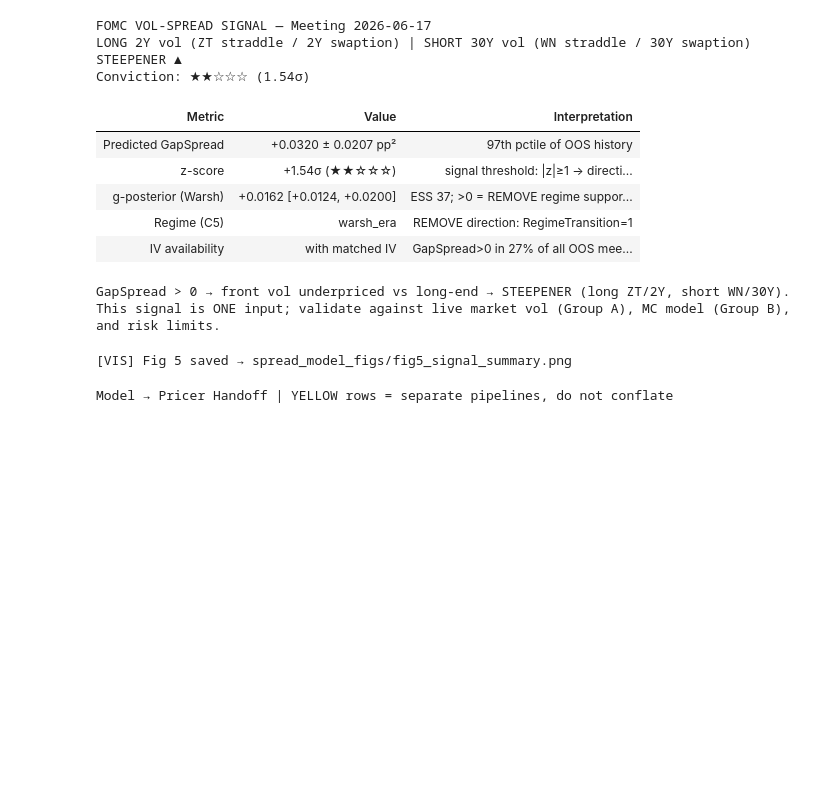
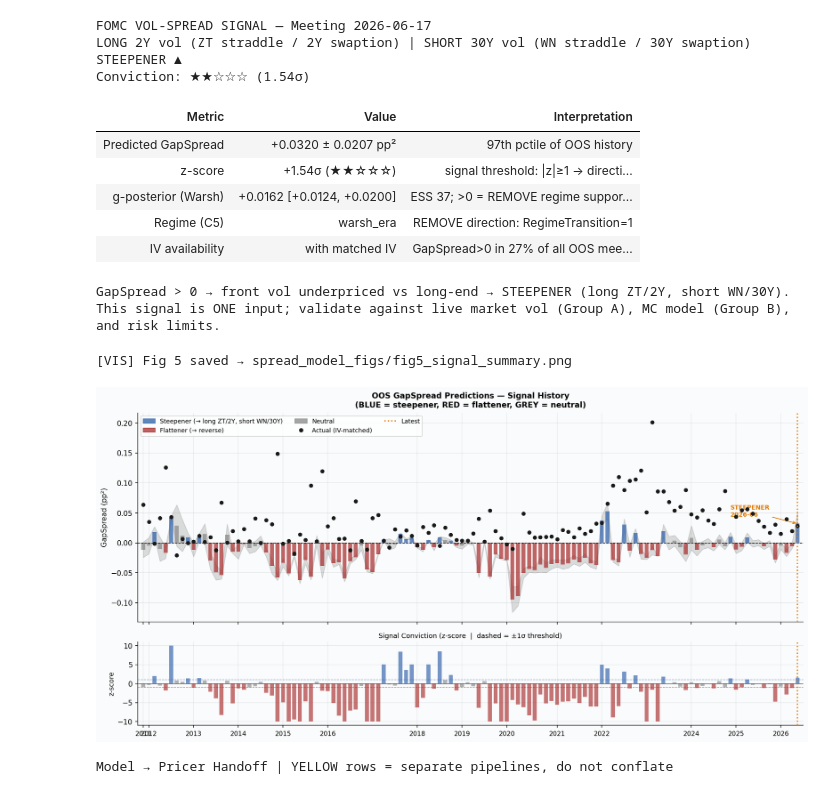
Before and after one commit to ZinuoS/fomc-vol-study, a Jupyter notebook: fomc_spread_model.ipynb, the cells around one changed output. Cells and saved outputs as stored; diff of their text form; code cells hidden in the pictures; blank space fills up the shorter version.

```diff
--- a/fomc_spread_model.ipynb
+++ b/fomc_spread_model.ipynb
@@ -1894,34 +1898,38 @@ ax1.set_facecolor('#fafbfc')
 legends = [mpatches.Patch(color=_C_STEEP, alpha=0.75, label='Steepener (→ long ZT/2Y, short WN/30Y)'),
            mpatches.Patch(color=_C_FLAT,  alpha=0.75, label='Flattener (→ reverse)'),
            mpatches.Patch(color=_C_NEUT,  alpha=0.75, label='Neutral')]
 from matplotlib.lines import Line2D
 legends += [Line2D([0],[0], marker='o', color='w', markerfacecolor='#1a1a1a', markersize=7, label='Actual (IV-matched)'),
             Line2D([0],[0], color='#e07b00', ls=':', lw=1.8, label='Latest')]
 ax1.legend(handles=legends, fontsize=8.5, ncol=3, loc='upper left')
 
 # ── BOTTOM: z-score strip ──────────────────────────────────────────────────────
 ax2.bar(x, df['z_spread'], color=clr, alpha=0.65, width=0.72, zorder=3)
 ax2.axhline(0,    color='#333', lw=0.6, zorder=4)
 ax2.axhline( 1.0, color=_C_STEEP, lw=0.8, ls='--', alpha=0.6, zorder=4)
 ax2.axhline(-1.0, color=_C_FLAT,  lw=0.8, ls='--', alpha=0.6, zorder=4)
 ax2.axvline(last_i, color='#e07b00', lw=1.8, ls=':', zorder=6)
 ax2.set_ylabel('z-score', fontsize=9.5)
 ax2.set_title('Signal Conviction (z-score  |  dashed = ±1σ threshold)', fontsize=9.5)
 ax2.set_facecolor('#fafbfc')
 
 # x-axis: year labels
 year_ticks = [i for i, d in enumerate(df['dt']) if d.month == 1 or i == 0]
 ax2.set_xticks(year_ticks)
 ax2.set_xticklabels([str(df['dt'].iloc[i].year) for i in year_ticks], fontsize=9)
 ax2.set_xlim(-1, len(df))
 
 plt.tight_layout(rect=[0, 0, 1, 1])
 _out = 'spread_model_figs/fig5_signal_summary.png'
 plt.savefig(_out, dpi=150, bbox_inches='tight', facecolor='#fafbfc')
-plt.show()
+plt.close()
 print(f'[VIS] Fig 5 saved → {_out}')
+
+from IPython.display import Image, display as _dimg
+_dimg(Image(_out, width=1050))
 # %% [output]
 [VIS] Fig 5 saved → spread_model_figs/fig5_signal_summary.png
+[figure, added]
 # %%
 # 5C — Model → Pricer handoff table
 
```
Also changed, not shown: parts of 1 cell of this notebook, 1 other file.
